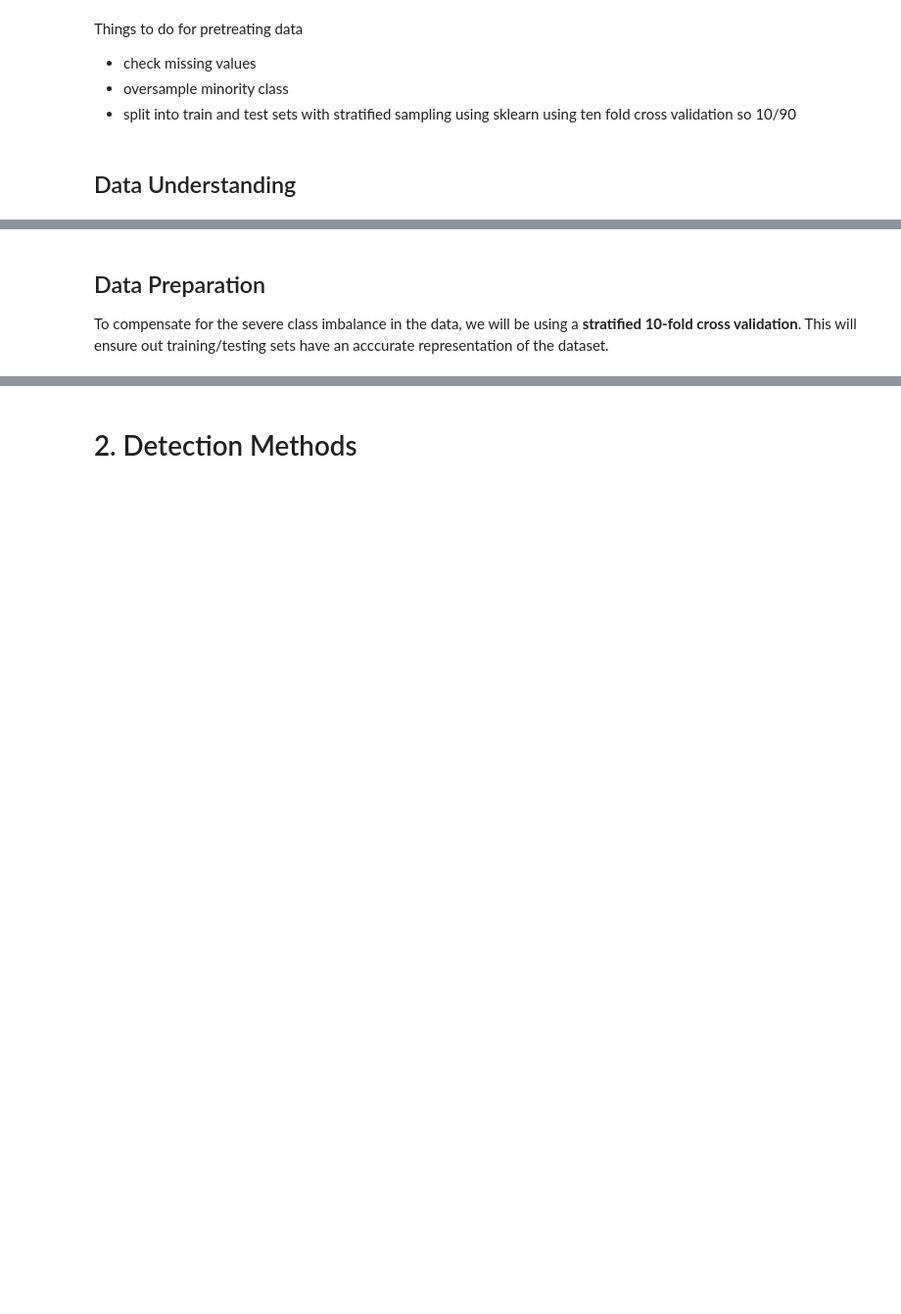
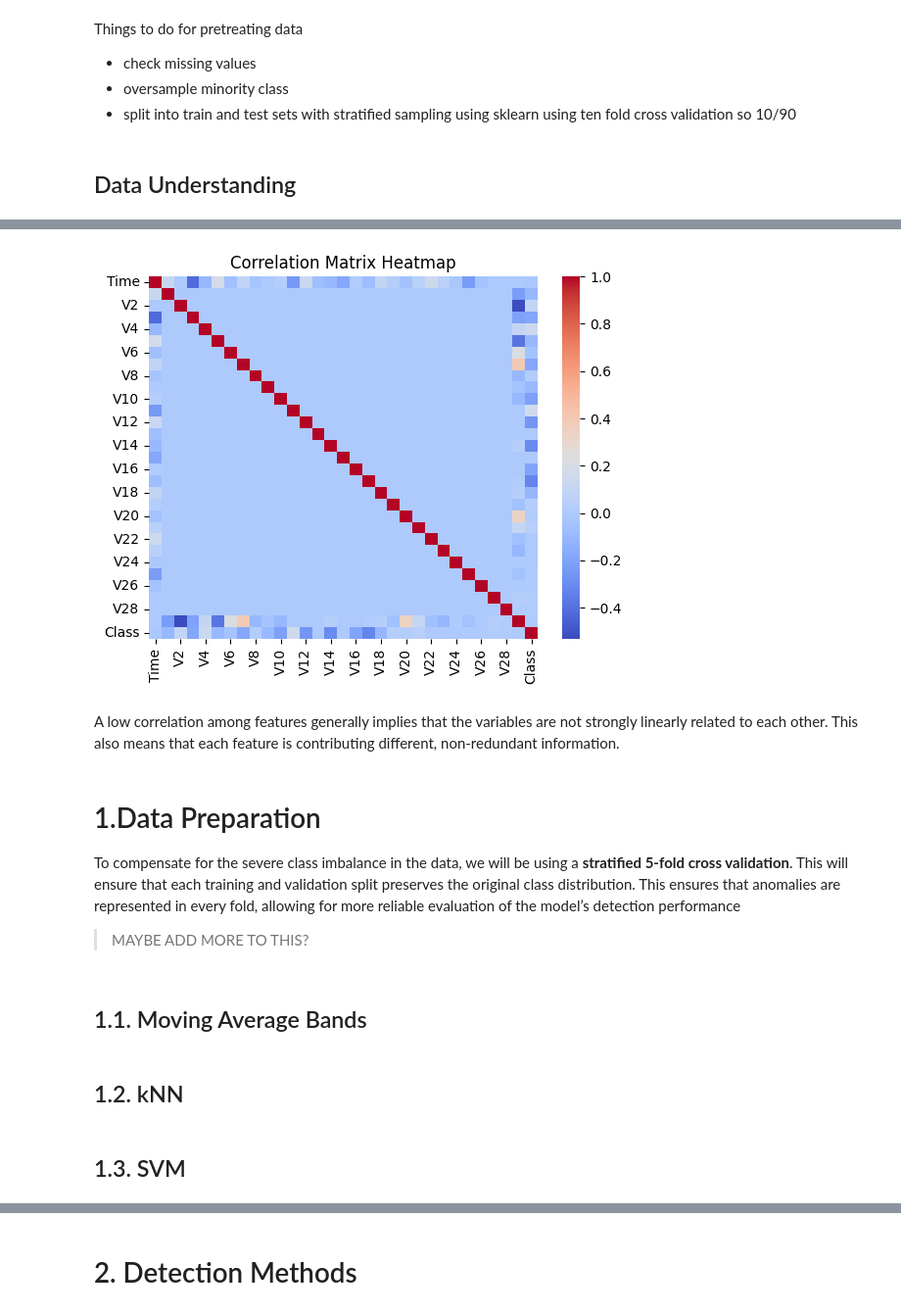
Before and after one commit to Kilomaroon/ECE447Project, a Jupyter notebook: 447Project.ipynb, the cells around one changed output, grey strips where cells are left out. Shown at 98% size. Saved outputs shown, nothing was run; the diff lists cells and outputs as text; code cells hidden in the pictures; blank space fills up the shorter version.

```diff
--- a/447Project.ipynb
+++ b/447Project.ipynb
@@ -155,4 +217,25 @@ df.head()
+# %%
+# Correlation matrix
+correlation_matrix = df.corr()
+
+sns.heatmap(df.corr(), annot=False, cmap='coolwarm')
+plt.title("Correlation Matrix Heatmap")
+plt.show()
+# %% [output]
+[figure, added]
+# %% [markdown]
+A low correlation among features generally implies that the variables are not strongly linearly related to each other.
+This also means that each feature is contributing different, non-redundant information.
 # %% [markdown]
-## Data Preparation
+# 1.Data Preparation
 
-To compensate for the severe class imbalance in the data, we will be using a **stratified 10-fold cross validation**. This will ensure out training/testing sets have an acccurate representation of the dataset.
+To compensate for the severe class imbalance in the data, we will be using a **stratified 5-fold cross validation**.
+This will ensure that each training and validation split preserves the original class distribution.
+This ensures that anomalies are represented in every fold, allowing for more reliable evaluation of the model’s detection performance
+> MAYBE ADD MORE TO THIS?
+# %% [markdown]
+## 1.1. Moving Average Bands
+# %% [markdown]
+## 1.2. kNN
+# %% [markdown]
+## 1.3. SVM
```
Also changed, not shown: parts of 7 cells of this notebook, 1 other file.
